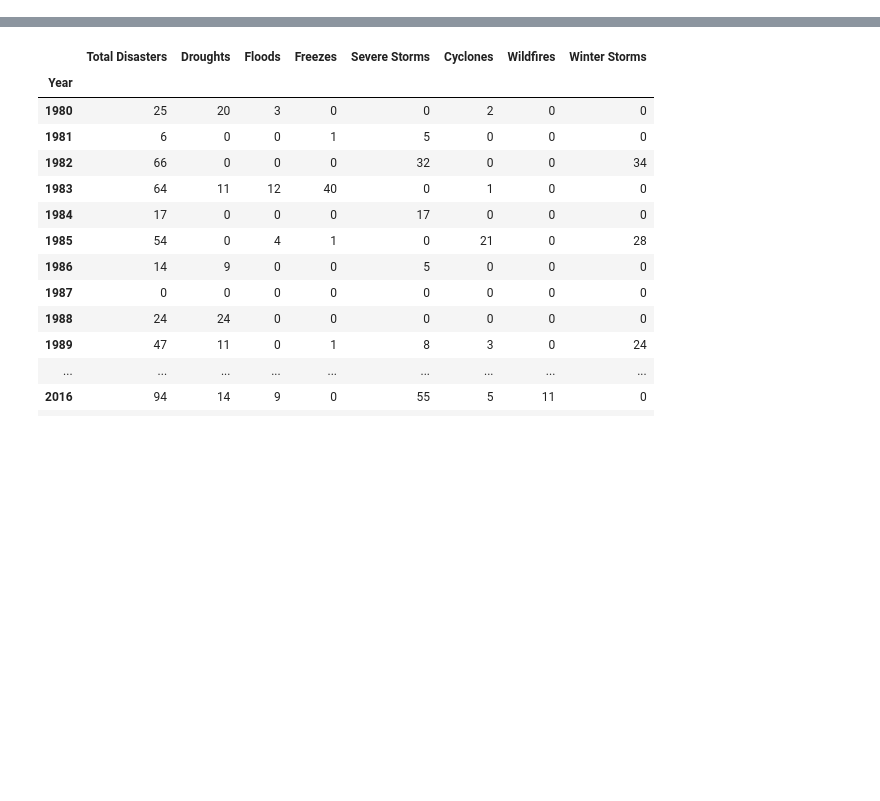
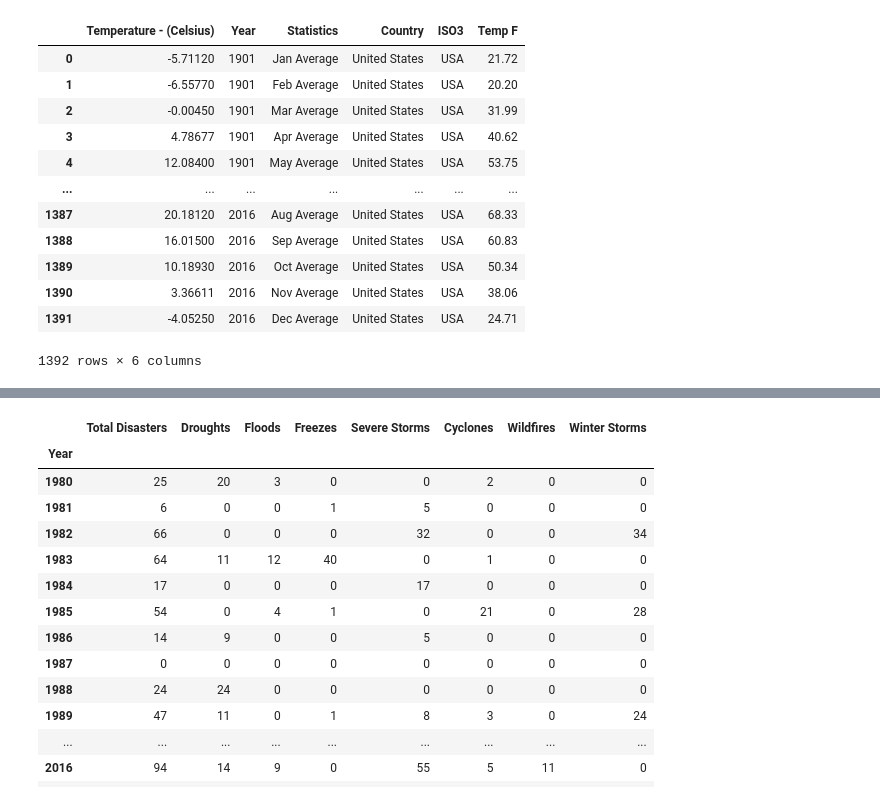
Before and after one commit to erinmann12/climate-project, a Jupyter notebook: MainProject.ipynb, the cells around one changed output, grey strips where cells are left out. Saved outputs shown, nothing was run; the diff lists cells and outputs as text; code cells hidden in the pictures; blank space fills up the shorter version.

```diff
--- a/MainProject.ipynb
+++ b/MainProject.ipynb
@@ -20,0 +47,7 @@ disaster_data_df = pd.read_csv(natural_disaster_file)
+# %%
+#convert celsius to farneheight
+#formula=(0°C × 9/5) + 32
+
+to_faren = (temp_avg_year["Temperature - (Celsius)"] * (9/5)) + 32
+
+to_faren
@@ -20,0 +67,35 @@ disaster_data_df = pd.read_csv(natural_disaster_file)
+# %%
+#append temps in deg farenheight to df
+
+farenheight = []
+
+for f in to_faren:
+
+    farenheight.append(f)
+
+
+#print(farenheight)
+# %%
+temp_avg_year["Temp F"] = farenheight
+
+#temp_avg_year.head()
+
+#round farenheight
+
+temp_avg_year = temp_avg_year.round({'Temp F': 2})
+
+temp_avg_year
+# %% [output]
+|  | Temperature - (Celsius) | Year | Statistics | Country | ISO3 | Temp F |
+| 0 | -5.71120 | 1901 | Jan Average | United States | USA | 21.72 |
+| 1 | -6.55770 | 1901 | Feb Average | United States | USA | 20.20 |
+| 2 | -0.00450 | 1901 | Mar Average | United States | USA | 31.99 |
+| 3 | 4.78677 | 1901 | Apr Average | United States | USA | 40.62 |
+| 4 | 12.08400 | 1901 | May Average | United States | USA | 53.75 |
+| ... | ... | ... | ... | ... | ... | ... |
+| 1387 | 20.18120 | 2016 | Aug Average | United States | USA | 68.33 |
+| 1388 | 16.01500 | 2016 | Sep Average | United States | USA | 60.83 |
+| 1389 | 10.18930 | 2016 | Oct Average | United States | USA | 50.34 |
+| 1390 | 3.36611 | 2016 | Nov Average | United States | USA | 38.06 |
+| 1391 | -4.05250 | 2016 | Dec Average | United States | USA | 24.71 |
+1392 rows × 6 columns
```
Also changed, not shown: parts of 16 cells of this notebook, 2 other files.
